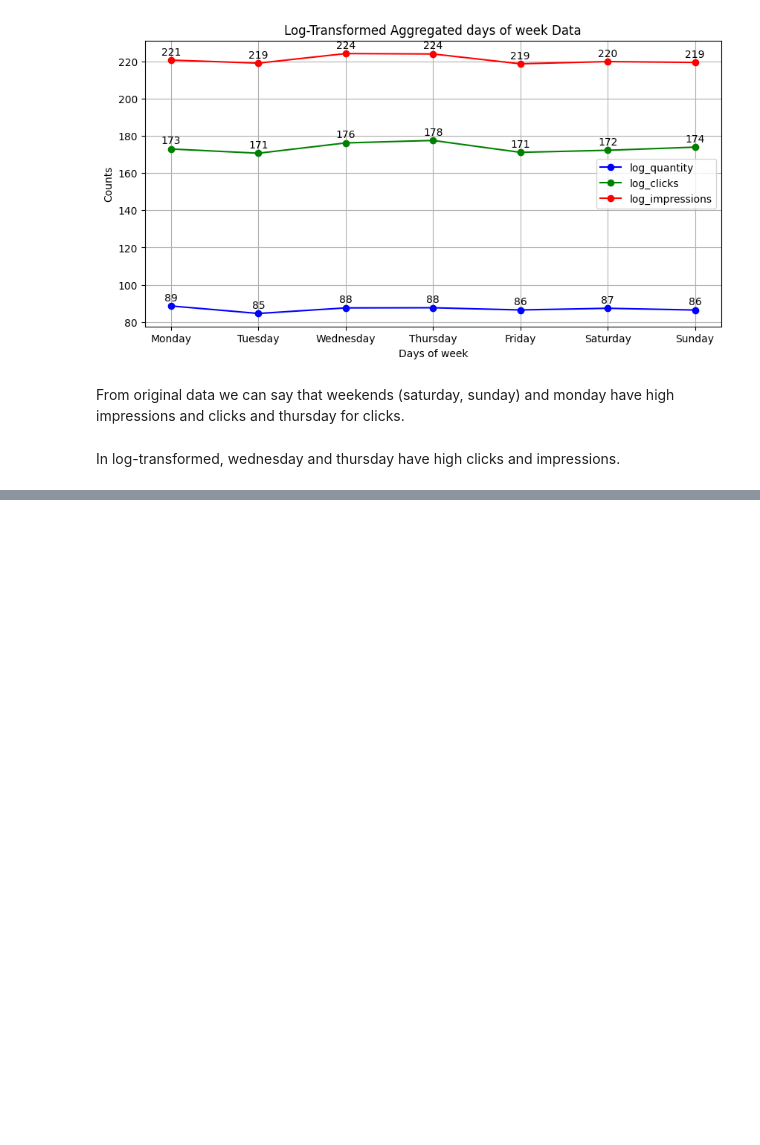
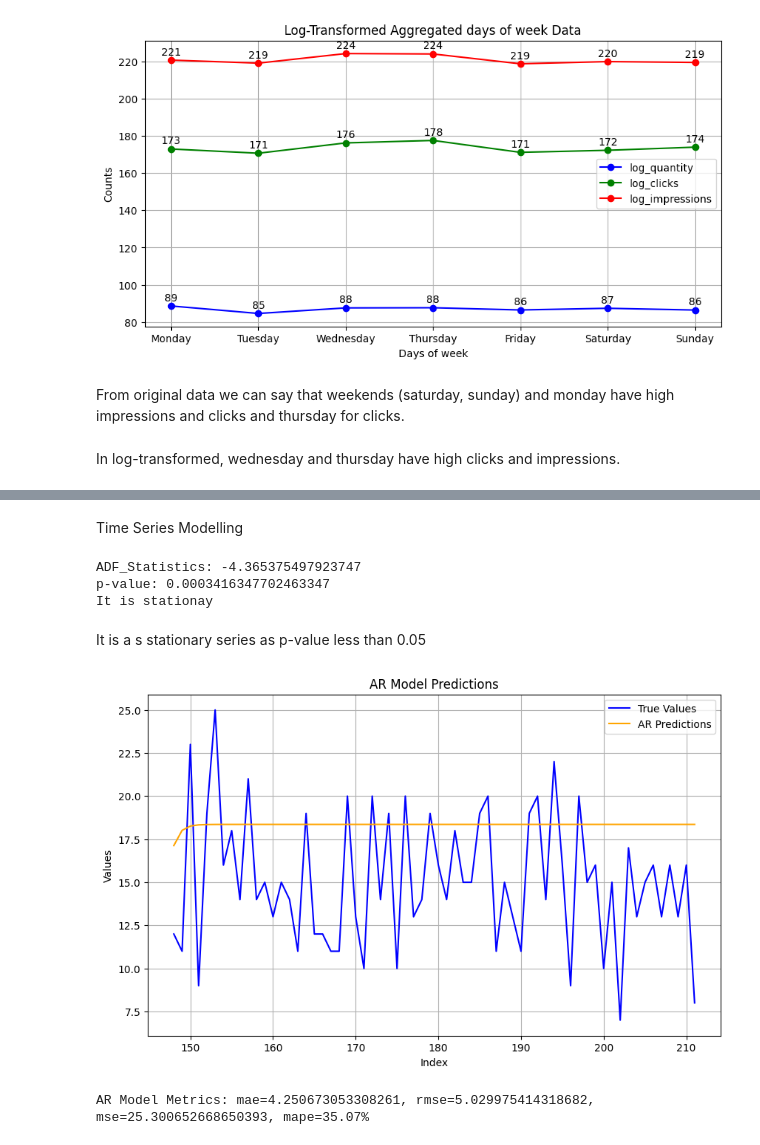
Before and after one commit to saravindhan/Aravindhan-Infosys-Nov24, a Jupyter notebook: futureDemands.ipynb, the cells around one changed output, grey strips where cells are left out. Drawn from its saved outputs; the diff is of its cells as text; code cells hidden in the pictures; blank space fills up the shorter version.

```diff
--- a/futureDemands.ipynb
+++ b/futureDemands.ipynb
@@ -497,0 +504,65 @@ In log-transformed, wednesday and thursday have high clicks and impressions.
+# %% [markdown]
+Time Series Modelling
+# %%
+#function to check stationary using ADF test
+def checking(series):
+    result = adfuller(series.dropna())
+    print(f"ADF_Statistics: {result[0]}")
+    print(f"p-value: {result[1]}")
+    return result[1]<0.05 #if p-value is less 0.05,it's stationary
+#check for stationary of the 'imputed quantity' column
+is_stat = checking(merged['imputed_quantity'])
+if not is_stat:
+    print("It is not stationary")
+else:
+    print("It is stationay")
+# %% [output]
+ADF_Statistics: -4.365375497923747
+p-value: 0.0003416347702463347
+It is stationay
+# %% [markdown]
+It is a s stationary series as p-value less than 0.05
+# %%
+trainsize = int(0.7 * len(merged))
+#define the train and test
+train = merged['imputed_quantity'][:trainsize]
+test = merged['imputed_quantity'][trainsize:]
+exogenouscolumns = [
+    'Impressions', 'Clicks', 'MonthNum', 'weekOfMonth',
+    'Weekday_Monday', 'Weekday_Tuesday', 'Weekday_Wednesday', 'Weekday_Thursday', 'Weekday_Friday',
+    'Weekday_January', 'Weekday_February', 'Weekday_March', 'Weekday_April', 'Weekday_May', 'Weekday_June',
+    'Weekday_July', 'Weekday_August', 'Weekday_September', 'Weekday_October', 'Weekday_November', 'Weekday_December'
+]
+trainexog = merged[exogenouscolumns][:trainsize]
+testexog = merged[exogenouscolumns][trainsize:]
+# %%
+#Function for calculating evaluation metrics
+def calculatemetrics(truevalues, predictedvalues):
+    mae = mean_absolute_error(truevalues, predictedvalues)
+    mse = mean_squared_error(truevalues, predictedvalues)
+    rmse = np.sqrt(mse)
+    mape = np.mean(np.abs((truevalues - predictedvalues) / truevalues)) * 100
+    return mae, rmse, mse, mape
+# %%
+#function for plotting
+def plotmodelpredictions(truevalues, predictedvalues, modelname):
+    plt.figure(figsize=(10, 6))
+    plt.plot(truevalues.index, truevalues, label='True Values', color='blue')
+    plt.plot(truevalues.index, predictedvalues, label=f'{modelname} Predictions', color='orange')
+    plt.legend()
+    plt.title(f'{modelname} Model Predictions')
+    plt.xlabel('Index')
+    plt.ylabel('Values')
+    plt.grid(True)
+    plt.show()
+
+armodel = ARIMA(train, order=(1, 0, 0))
+armodelfit = armodel.fit()
+arpredictions = armodelfit.forecast(len(test))
+
+plotmodelpredictions(test, arpredictions, "AR")
+armetrics = calculatemetrics(test, arpredictions)
+print(f"AR Model Metrics: mae={armetrics[0]}, rmse={armetrics[1]}, mse={armetrics[2]}, mape={armetrics[3]:.2f}%")
+# %% [output]
+[figure, added]
+AR Model Metrics: mae=4.250673053308261, rmse=5.029975414318682, mse=25.300652668650393, mape=35.07%
```
Also changed, not shown: parts of 32 cells of this notebook.
